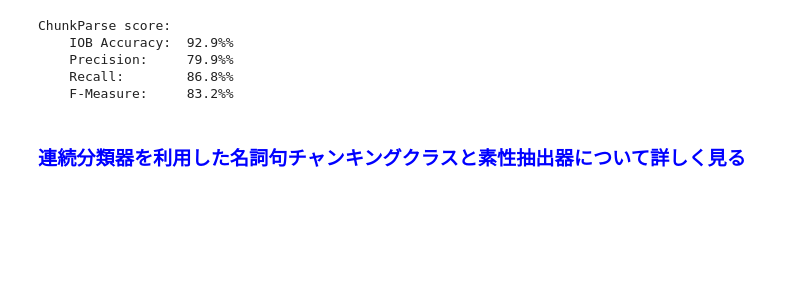
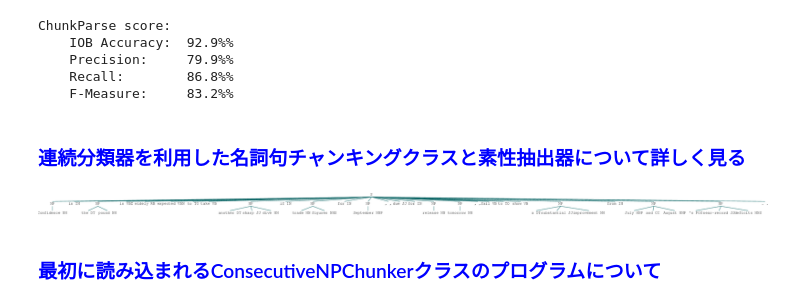
Before and after one commit to TakanoriHasebe/analyzing-text-with-nltk, a Jupyter notebook: テキストからの情報抽出４（分類器ベースのチャンカの訓練）.ipynb, the cells around one changed output. Saved outputs shown, nothing was run; the diff lists cells and outputs as text; code cells hidden in the pictures; blank space fills up the shorter version.

```diff
--- a/テキストからの情報抽出４（分類器ベースのチャンカの訓練）.ipynb
+++ b/テキストからの情報抽出４（分類器ベースのチャンカの訓練）.ipynb
@@ -143,0 +190,8 @@ ChunkParse score:
+# %%
+# 訓練文章から２つの文章の抜き出し
+temp_train_sents = train_sents[:2]
+# %%
+# 最初の文章の木構造を見る
+temp_train_sents[0]
+# %% [output]
+[figure, added]
@@ -143,0 +201,2 @@ ChunkParse score:
+# %% [markdown]
+### <font color='blue'>最初に読み込まれるConsecutiveNPChunkerクラスのプログラムについて</font>
```
Also changed, not shown: parts of 12 cells of this notebook.
